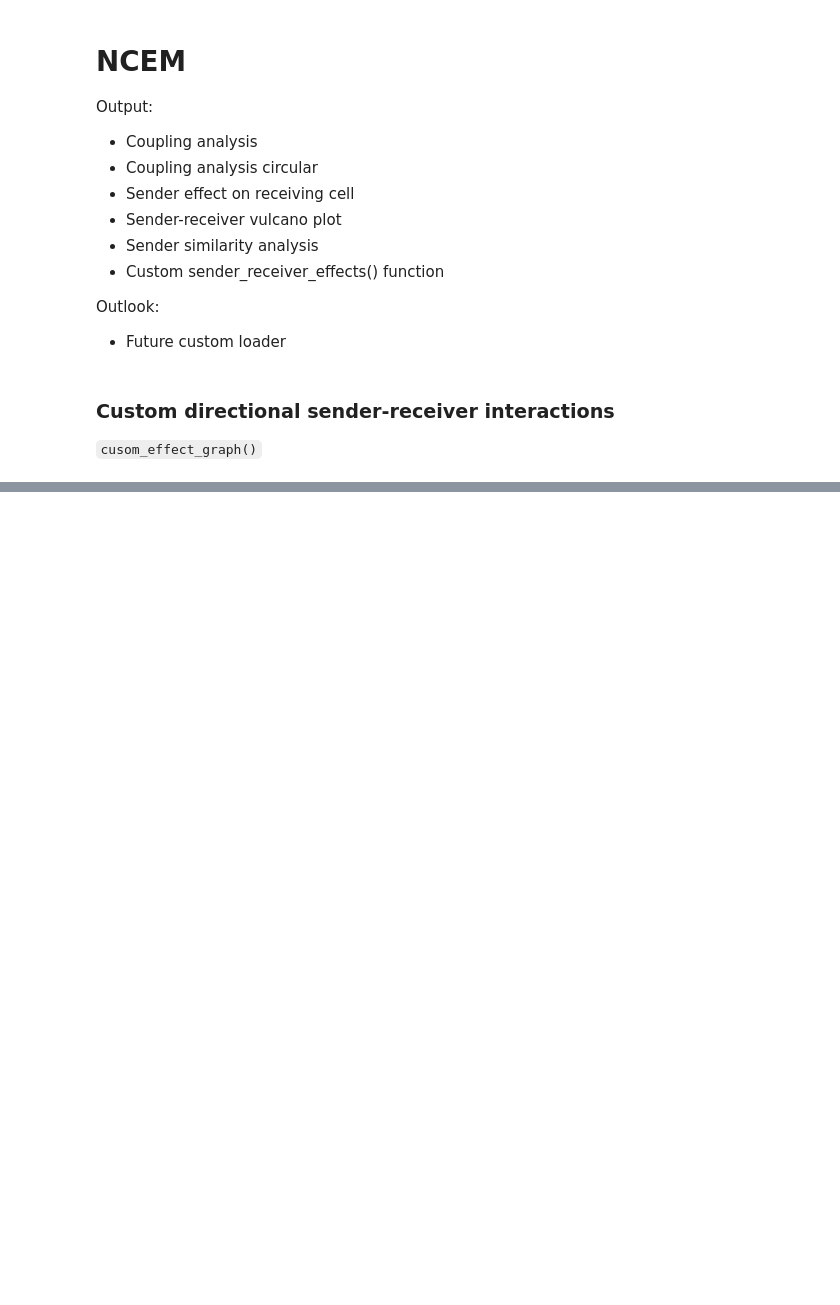
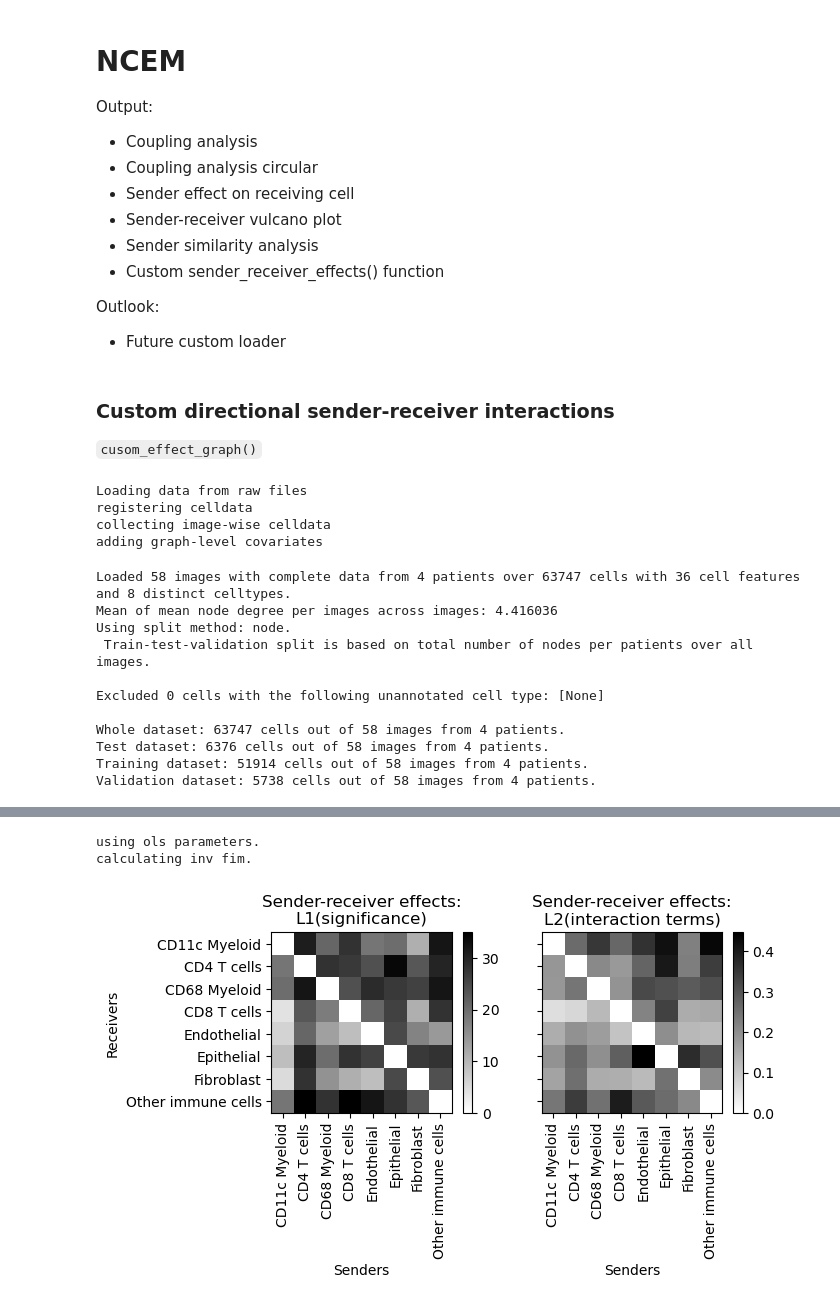
Before and after one commit to idf-io/SpatialPipe, a Jupyter notebook: SpatialPipe_workflow.ipynb, the cells around one changed output, grey strips where cells are left out. Drawn from its saved outputs; the diff is of its cells as text; code cells hidden in the pictures; blank space fills up the shorter version.

```diff
--- a/SpatialPipe_workflow.ipynb
+++ b/SpatialPipe_workflow.ipynb
@@ -569,7 +589,7 @@ def ncem_sender_receiver_interactions(
     return [l1_effects, l2_effects]
 # %%
 # Applying the function
-ncem_interactions= custom_sender_receiver_effect(
+ncem_interactions= ncem_sender_receiver_interactions(
     data_loader='hartmann',
     data_path='input-data/raw-data/Hartmann-2021/',
     radius=35,
@@ -579,3 +599,19 @@ ncem_interactions= custom_sender_receiver_effect(
     fc_thresh=0,
     l2_thresh=0
 )
+# %% [output]
+Loading data from raw files
+registering celldata
+collecting image-wise celldata
+adding graph-level covariates
+Loaded 58 images with complete data from 4 patients over 63747 cells with 36 cell features and 8 distinct celltypes.
+Mean of mean node degree per images across images: 4.416036
+Using split method: node.
+ Train-test-validation split is based on total number of nodes per patients over all images.
+
+Excluded 0 cells with the following unannotated cell type: [None]
+
+Whole dataset: 63747 cells out of 58 images from 4 patients.
+Test dataset: 6376 cells out of 58 images from 4 patients.
+Training dataset: 51914 cells out of 58 images from 4 patients.
+Validation dataset: 5738 cells out of 58 images from 4 patients.
@@ -581,0 +630,3 @@ ncem_interactions= custom_sender_receiver_effect(
+using ols parameters.
+calculating inv fim.
+[figure, added]
```
Also changed, not shown: parts of 4 cells of this notebook.
